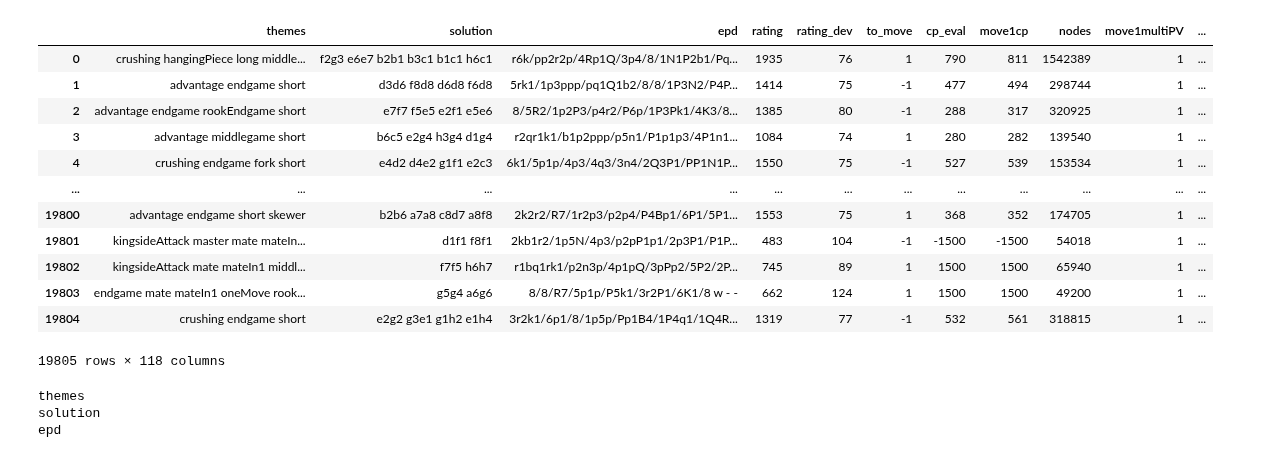
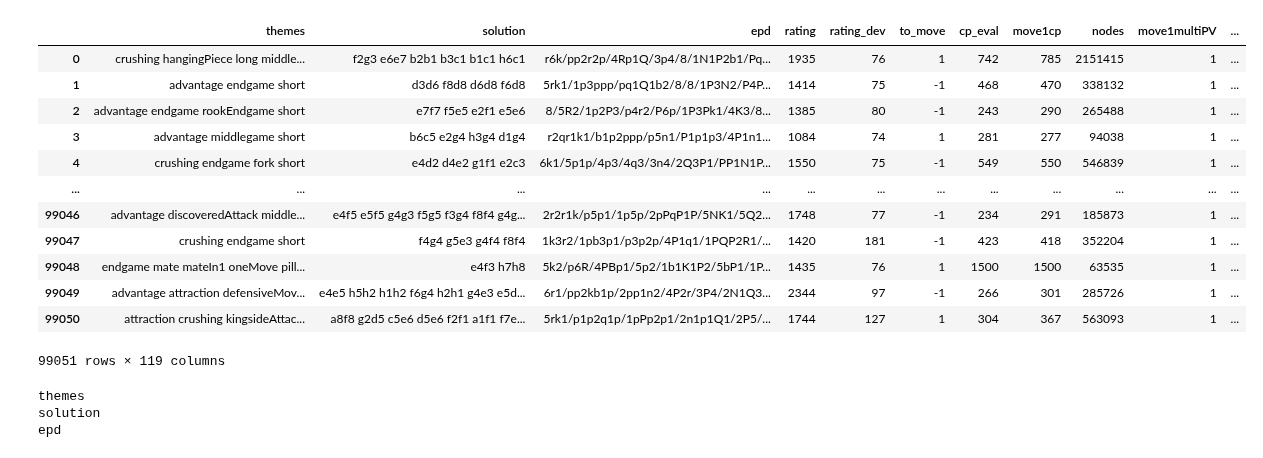
Before and after one commit to bajicluka01/chess-puzzle-evaluation, a Jupyter notebook: Model_test.ipynb, the cells around one changed output. Drawn from its saved outputs; the diff is of its cells as text; code cells hidden in the pictures.

```diff
--- a/Model_test.ipynb
+++ b/Model_test.ipynb
@@ -2,22 +2,22 @@
 import pandas as pd
 import numpy as np
 # %%
-df = pd.read_csv("dataset_20k.csv")
+df = pd.read_csv("dataset_100k.csv")
 df
 # %% [output]
 |  | themes | solution | epd | rating | rating_dev | to_move | cp_eval | move1cp | nodes | move1multiPV | ... |
-| 0 | crushing hangingPiece long middle... | f2g3 e6e7 b2b1 b3c1 b1c1 h6c1 | r6k/pp2r2p/4Rp1Q/3p4/8/1N1P2b1/Pq... | 1935 | 76 | 1 | 790 | 811 | 1542389 | 1 | ... |
-| 1 | advantage endgame short | d3d6 f8d8 d6d8 f6d8 | 5rk1/1p3ppp/pq1Q1b2/8/8/1P3N2/P4P... | 1414 | 75 | -1 | 477 | 494 | 298744 | 1 | ... |
-| 2 | advantage endgame rookEndgame short | e7f7 f5e5 e2f1 e5e6 | 8/5R2/1p2P3/p4r2/P6p/1P3Pk1/4K3/8... | 1385 | 80 | -1 | 288 | 317 | 320925 | 1 | ... |
-| 3 | advantage middlegame short | b6c5 e2g4 h3g4 d1g4 | r2qr1k1/b1p2ppp/p5n1/P1p1p3/4P1n1... | 1084 | 74 | 1 | 280 | 282 | 139540 | 1 | ... |
-| 4 | crushing endgame fork short | e4d2 d4e2 g1f1 e2c3 | 6k1/5p1p/4p3/4q3/3n4/2Q3P1/PP1N1P... | 1550 | 75 | -1 | 527 | 539 | 153534 | 1 | ... |
+| 0 | crushing hangingPiece long middle... | f2g3 e6e7 b2b1 b3c1 b1c1 h6c1 | r6k/pp2r2p/4Rp1Q/3p4/8/1N1P2b1/Pq... | 1935 | 76 | 1 | 742 | 785 | 2151415 | 1 | ... |
+| 1 | advantage endgame short | d3d6 f8d8 d6d8 f6d8 | 5rk1/1p3ppp/pq1Q1b2/8/8/1P3N2/P4P... | 1414 | 75 | -1 | 468 | 470 | 338132 | 1 | ... |
+| 2 | advantage endgame rookEndgame short | e7f7 f5e5 e2f1 e5e6 | 8/5R2/1p2P3/p4r2/P6p/1P3Pk1/4K3/8... | 1385 | 80 | -1 | 243 | 290 | 265488 | 1 | ... |
+| 3 | advantage middlegame short | b6c5 e2g4 h3g4 d1g4 | r2qr1k1/b1p2ppp/p5n1/P1p1p3/4P1n1... | 1084 | 74 | 1 | 281 | 277 | 94038 | 1 | ... |
+| 4 | crushing endgame fork short | e4d2 d4e2 g1f1 e2c3 | 6k1/5p1p/4p3/4q3/3n4/2Q3P1/PP1N1P... | 1550 | 75 | -1 | 549 | 550 | 546839 | 1 | ... |
 | ... | ... | ... | ... | ... | ... | ... | ... | ... | ... | ... | ... |
-| 19800 | advantage endgame short skewer | b2b6 a7a8 c8d7 a8f8 | 2k2r2/R7/1r2p3/p2p4/P4Bp1/6P1/5P1... | 1553 | 75 | 1 | 368 | 352 | 174705 | 1 | ... |
-| 19801 | kingsideAttack master mate mateIn... | d1f1 f8f1 | 2kb1r2/1p5N/4p3/p2pP1p1/2p3P1/P1P... | 483 | 104 | -1 | -1500 | -1500 | 54018 | 1 | ... |
-| 19802 | kingsideAttack mate mateIn1 middl... | f7f5 h6h7 | r1bq1rk1/p2n3p/4p1pQ/3pPp2/5P2/2P... | 745 | 89 | 1 | 1500 | 1500 | 65940 | 1 | ... |
-| 19803 | endgame mate mateIn1 oneMove rook... | g5g4 a6g6 | 8/8/R7/5p1p/P5k1/3r2P1/6K1/8 w - - | 662 | 124 | 1 | 1500 | 1500 | 49200 | 1 | ... |
-| 19804 | crushing endgame short | e2g2 g3e1 g1h2 e1h4 | 3r2k1/6p1/8/1p5p/Pp1B4/1P4q1/1Q4R... | 1319 | 77 | -1 | 532 | 561 | 318815 | 1 | ... |
+| 99046 | advantage discoveredAttack middle... | e4f5 e5f5 g4g3 f5g5 f3g4 f8f4 g4g... | 2r2r1k/p5p1/1p5p/2pPqP1P/5NK1/5Q2... | 1748 | 77 | -1 | 234 | 291 | 185873 | 1 | ... |
+| 99047 | crushing endgame short | f4g4 g5e3 g4f4 f8f4 | 1k3r2/1pb3p1/p3p2p/4P1q1/1PQP2R1/... | 1420 | 181 | -1 | 423 | 418 | 352204 | 1 | ... |
+| 99048 | endgame mate mateIn1 oneMove pill... | e4f3 h7h8 | 5k2/p6R/4PBp1/5p2/1b1K1P2/5bP1/1P... | 1435 | 76 | 1 | 1500 | 1500 | 63535 | 1 | ... |
+| 99049 | advantage attraction defensiveMov... | e4e5 h5h2 h1h2 f6g4 h2h1 g4e3 e5d... | 6r1/pp2kb1p/2pp1n2/4P2r/3P4/2N1Q3... | 2344 | 97 | -1 | 266 | 301 | 285726 | 1 | ... |
+| 99050 | attraction crushing kingsideAttac... | a8f8 g2d5 c5e6 d5e6 f2f1 a1f1 f7e... | 5rk1/p1p2q1p/1pPp2p1/2n1p1Q1/2P5/... | 1744 | 127 | 1 | 304 | 367 | 563093 | 1 | ... |
-19805 rows × 118 columns
+99051 rows × 119 columns
 # %%
 for c in df.select_dtypes(exclude=["int", "float"]).columns:
     print(c)
```
Also changed, not shown: parts of 33 cells of this notebook, 4 other files.
